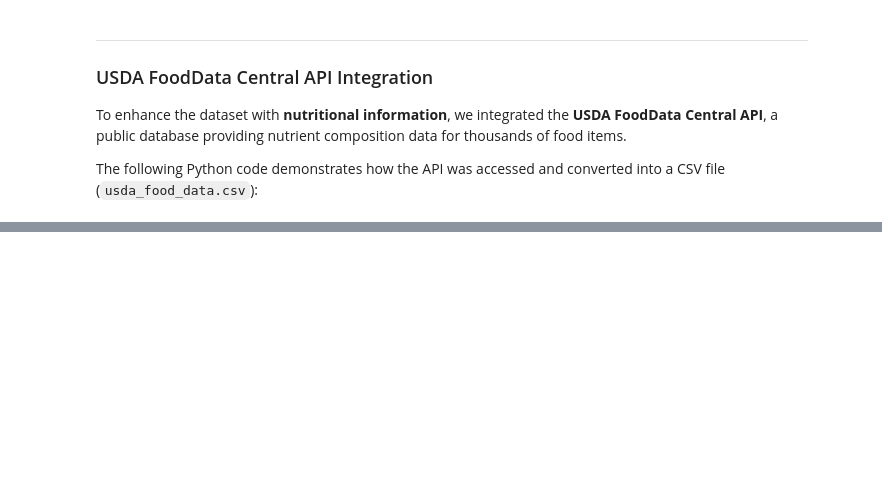
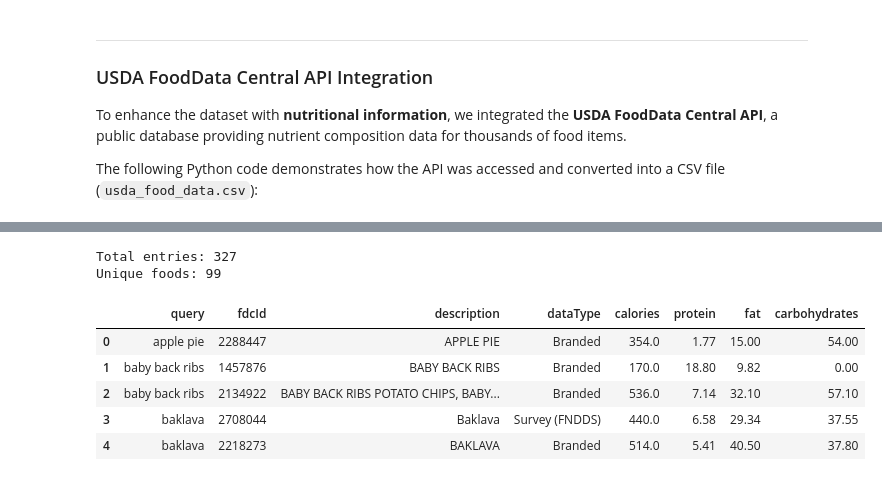
Before and after one commit to pranavsambidi/CalTrackAI, a Jupyter notebook: notebooks/Data_Preparation.ipynb, the cells around one changed output, grey strips where cells are left out. Saved outputs shown, nothing was run; the diff lists cells and outputs as text; code cells hidden in the pictures; blank space fills up the shorter version.

```diff
--- a/notebooks/Data_Preparation.ipynb
+++ b/notebooks/Data_Preparation.ipynb
@@ -191,0 +294,14 @@ print("Saved food data to usda_food_data.csv")
+# %%
+df = pd.read_csv("../data/raw/usda_food_data.csv")
+print("Total entries:", len(df))
+print("Unique foods:", df['query'].nunique())
+df.head()
+# %% [output]
+Total entries: 327
+Unique foods: 99
+|  | query | fdcId | description | dataType | calories | protein | fat | carbohydrates |
+| 0 | apple pie | 2288447 | APPLE PIE | Branded | 354.0 | 1.77 | 15.00 | 54.00 |
+| 1 | baby back ribs | 1457876 | BABY BACK RIBS | Branded | 170.0 | 18.80 | 9.82 | 0.00 |
+| 2 | baby back ribs | 2134922 | BABY BACK RIBS POTATO CHIPS, BABY... | Branded | 536.0 | 7.14 | 32.10 | 57.10 |
+| 3 | baklava | 2708044 | Baklava | Survey (FNDDS) | 440.0 | 6.58 | 29.34 | 37.55 |
+| 4 | baklava | 2218273 | BAKLAVA | Branded | 514.0 | 5.41 | 40.50 | 37.80 |
```
Also changed, not shown: parts of 8 cells of this notebook, 22 other files.
